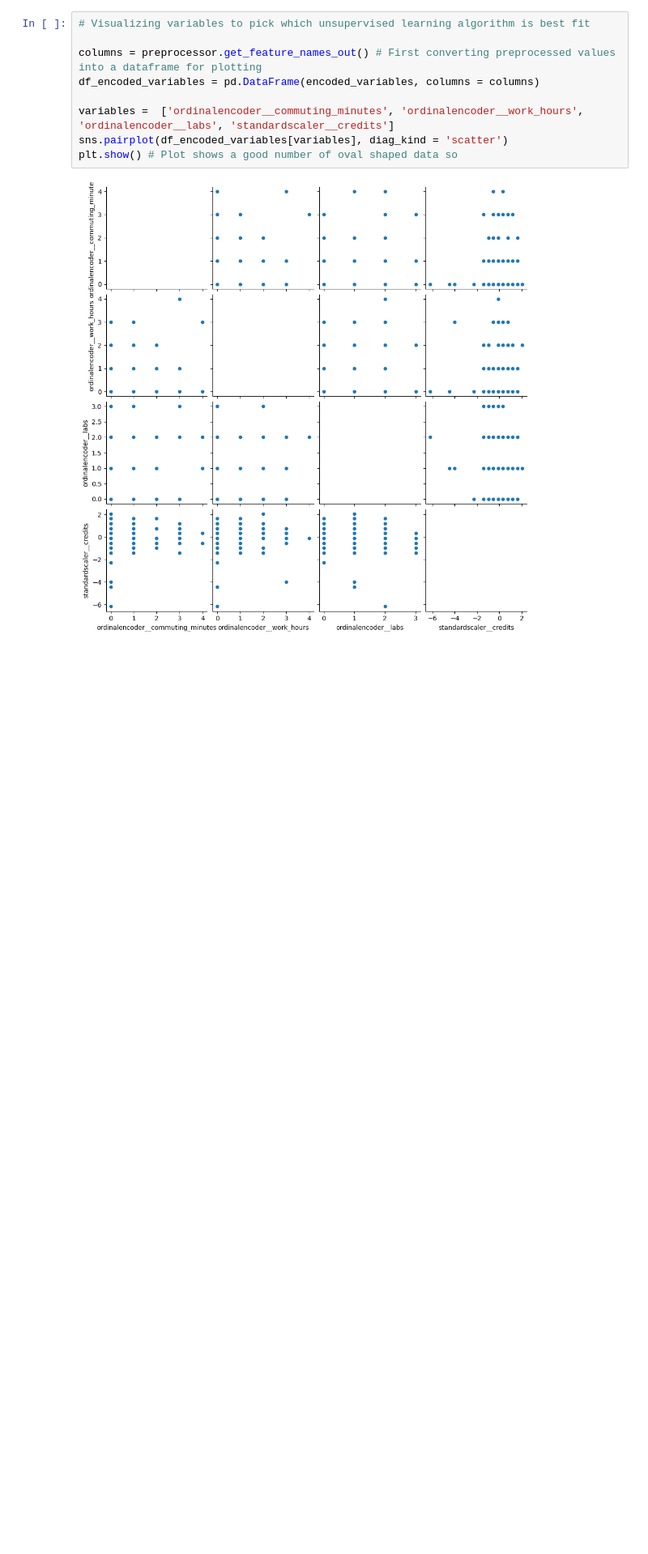
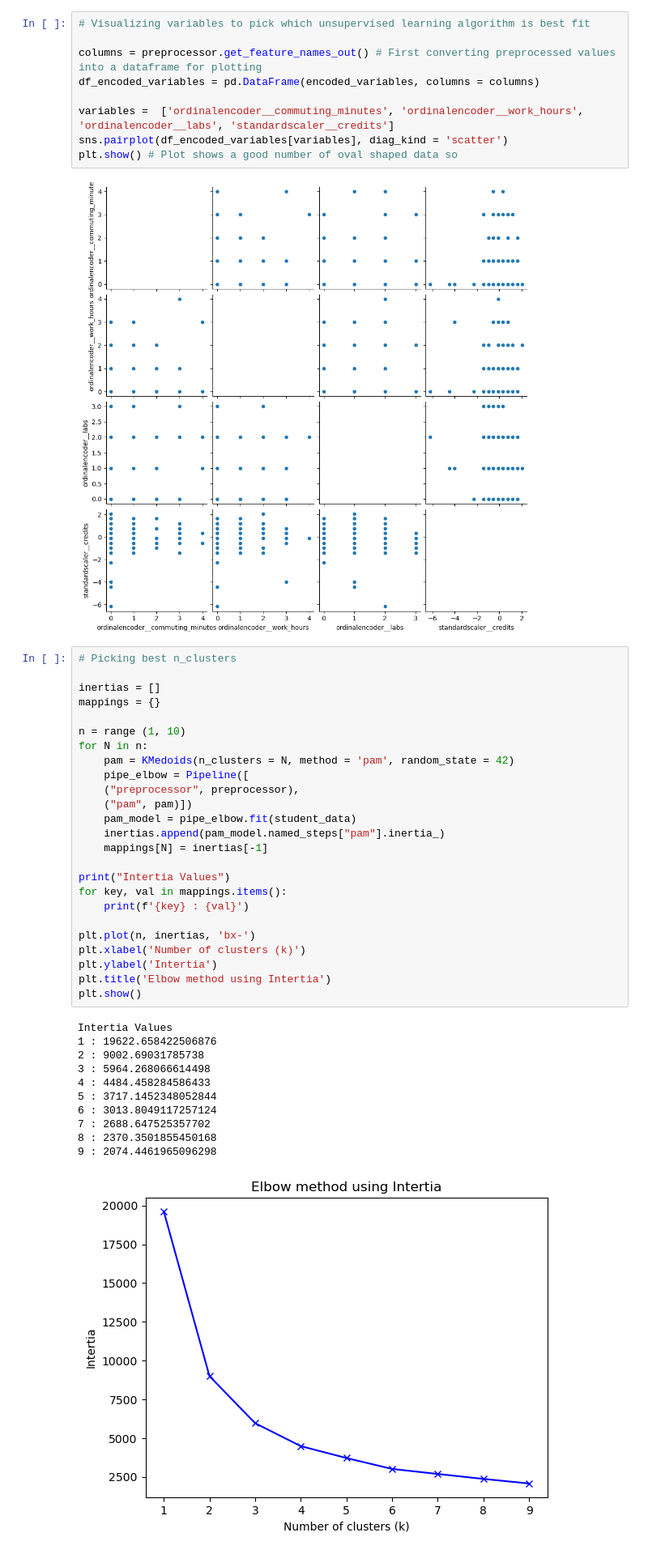
Before and after one commit to diegofonde/schmid_analysis, a Jupyter notebook: schmid_unsupervised_learning.ipynb, the cells around one changed output. Shown at 81% size. Cells and saved outputs as stored; diff of their text form; blank space fills up the shorter version.

```diff
--- a/schmid_unsupervised_learning.ipynb
+++ b/schmid_unsupervised_learning.ipynb
@@ -94,3 +101,40 @@ sns.pairplot(df_encoded_variables[variables], diag_kind = 'scatter')
 plt.show() # Plot shows a good number of oval shaped data so
 # %% [output]
 [figure]
+# %%
+# Picking best n_clusters
+
+inertias = []
+mappings = {}
+
+n = range (1, 10)
+for N in n:
+    pam = KMedoids(n_clusters = N, method = 'pam', random_state = 42)
+    pipe_elbow = Pipeline([
+    ("preprocessor", preprocessor),
+    ("pam", pam)])
+    pam_model = pipe_elbow.fit(student_data)
+    inertias.append(pam_model.named_steps["pam"].inertia_)
+    mappings[N] = inertias[-1]
+
+print("Intertia Values")
+for key, val in mappings.items():
+    print(f'{key} : {val}')
+
+plt.plot(n, inertias, 'bx-')
+plt.xlabel('Number of clusters (k)')
+plt.ylabel('Intertia')
+plt.title('Elbow method using Intertia')
+plt.show()
+# %% [output]
+Intertia Values
+1 : 19622.658422506876
+2 : 9002.69031785738
+3 : 5964.268066614498
+4 : 4484.458284586433
+5 : 3717.1452348052844
+6 : 3013.8049117257124
+7 : 2688.647525357702
+8 : 2370.3501855450168
+9 : 2074.4461965096298
+[figure, added]
```
Also changed, not shown: parts of 4 cells of this notebook, 1 other file.
